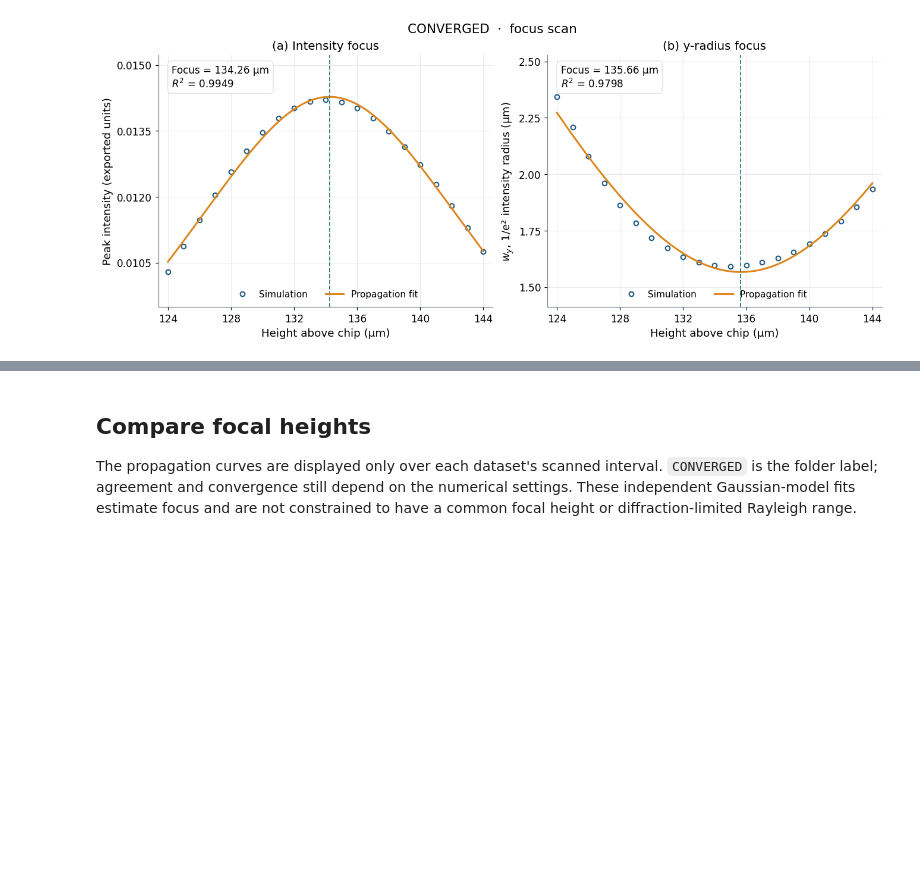
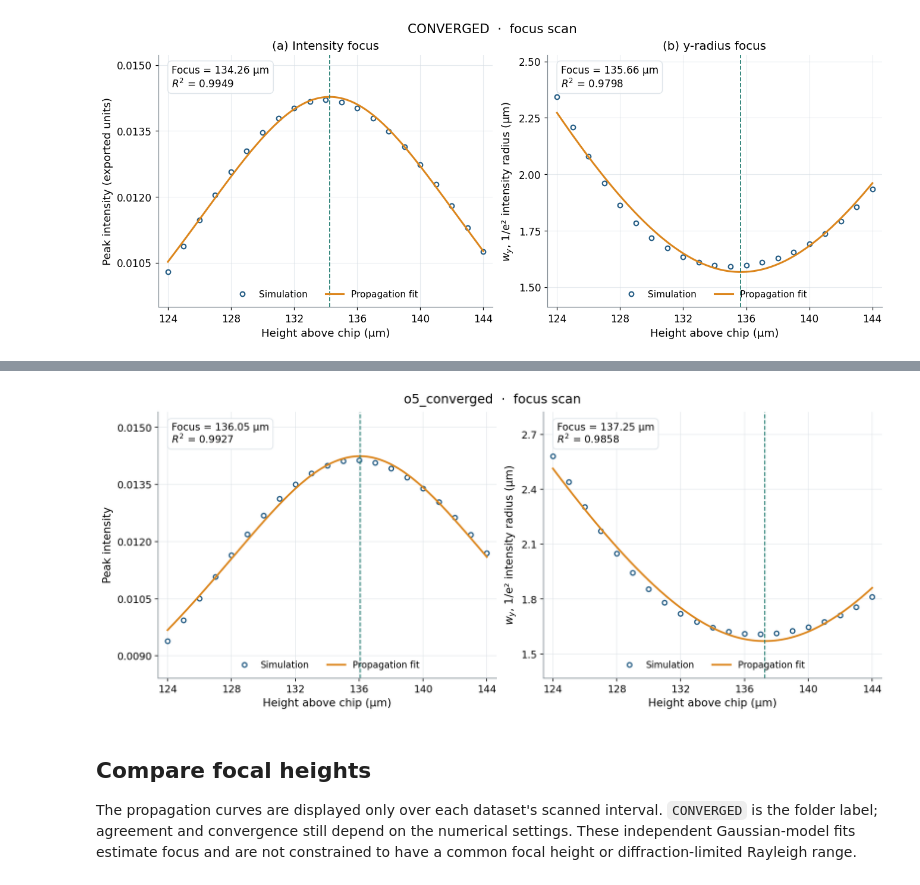
Before and after one commit to yiyangzhi3/integrated_trapped_ions, a Jupyter notebook: Analysis/Mesh_convergence_study.ipynb, the cells around one changed output, grey strips where cells are left out. Saved outputs shown, nothing was run; the diff lists cells and outputs as text; code cells hidden in the pictures; blank space fills up the shorter version.

```diff
--- a/Analysis/Mesh_convergence_study.ipynb
+++ b/Analysis/Mesh_convergence_study.ipynb
@@ -46,12 +46,21 @@ DATASETS = {
     "Micro-optics λ/16; elsewhere λ/14": RESULTS_ROOT / "focus_investigate/optical_lambda16_else_lambda14",
     "Global λ/10": RESULTS_ROOT / "Ca_100um_RMQA_FINAL/729_nm/ion0",
     "CONVERGED": RESULTS_ROOT / "focus_investigate/CONVERGED/729_nm_ion0",
+    "o5_converged": RESULTS_ROOT / "focus_investigate/o5_converged",
+}
+# Effective mesh dividers used for the convergence comparison (in increasing order).
+MESH_DIVIDERS = {
+    "Global λ/10": 7,
+    "Micro-optics λ/16; elsewhere λ/14": 11,
+    "CONVERGED": 18,
+    "o5_converged": 22,
 }
 # Absolute file heights for the image/cut panels; None selects maximum sampled intensity.
 SELECTED_HEIGHT_UM = {
     "Micro-optics λ/16; elsewhere λ/14": 136,
     "Global λ/10": 106,
     "CONVERGED": None,
+    "o5_converged": None,
 }
 focus_results = {}
 focus_figures = {}
@@ -154,3 +182,13 @@ plt.show()
+# %%
+fig_o5_converged_focus = plot_focus_propagation(o5_converged_scan, "o5_converged")
+fig_o5_converged_focus.axes[0].set_ylabel("Peak intensity")
+fig_o5_converged_focus.axes[1].set_ylabel(r"$w_y$, 1/e² intensity radius (µm)")
+for ax in fig_o5_converged_focus.axes:
+    ax.set_title("")
+focus_figures["o5_converged_focus"] = fig_o5_converged_focus
+plt.show()
+# %% [output]
+[figure, added]
 # %% [markdown]
 ## Compare focal heights
 
```
Also changed, not shown: parts of 5 cells of this notebook, 14 other files.
